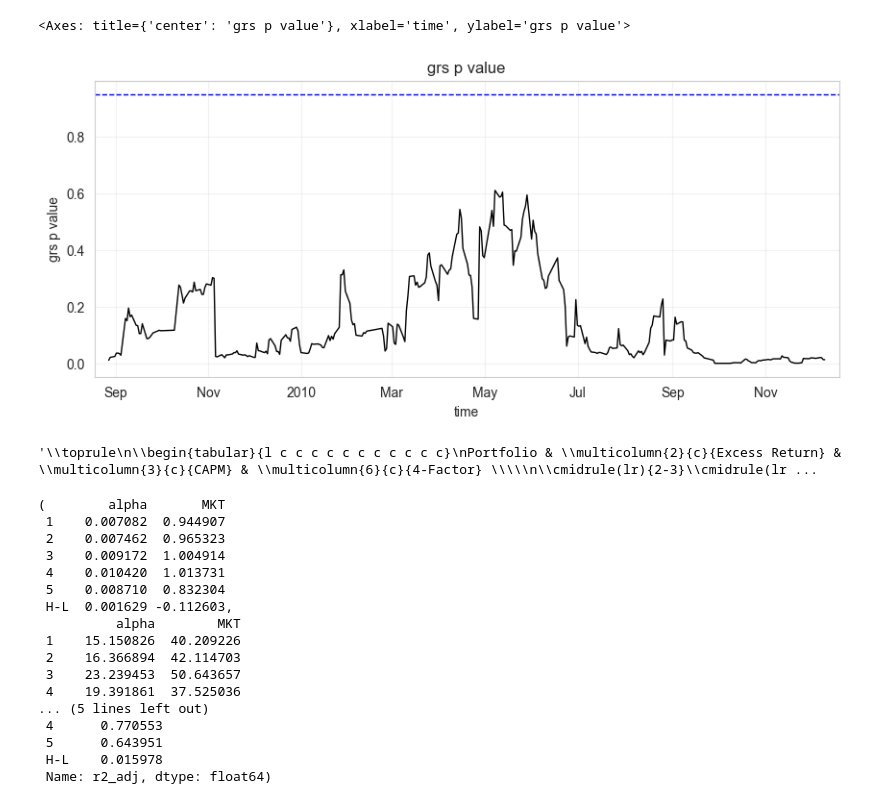
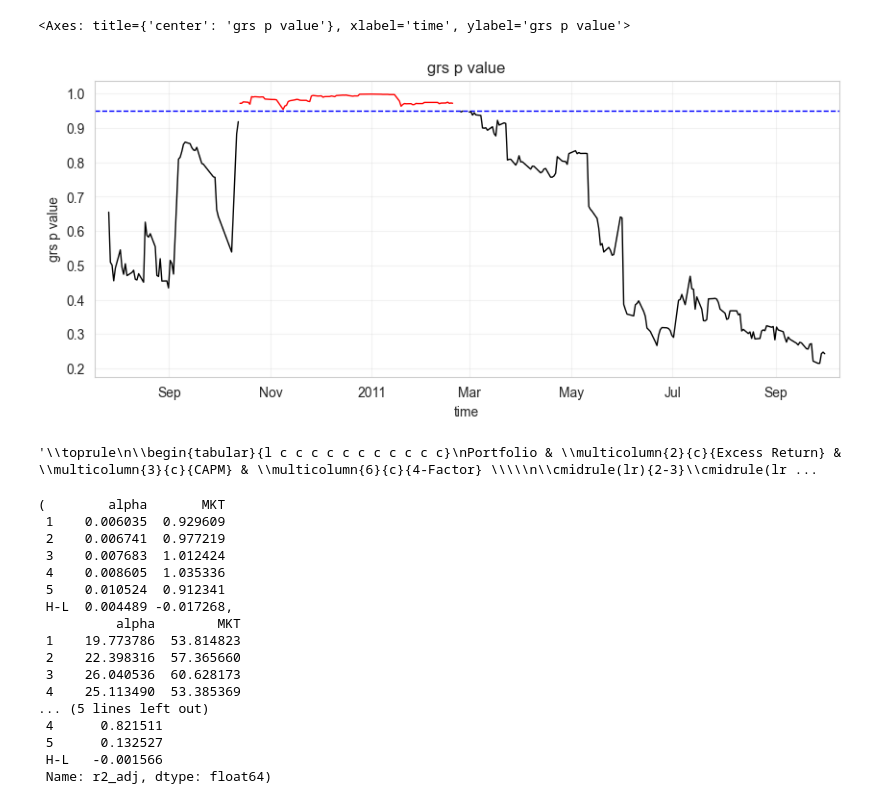
Before and after one commit to Kaiwei44/fire, a Jupyter notebook: academic_factors_evaluation_demo.ipynb, the cells around one changed output. Cells and saved outputs as stored; diff of their text form; code cells hidden in the pictures.

```diff
--- a/academic_factors_evaluation_demo.ipynb
+++ b/academic_factors_evaluation_demo.ipynb
@@ -11,12 +9,12 @@ rf = pd.read_feather(r'C:\Users\m1309\Downloads\bond_data\bond_data\us_bond_2y.f
 # %%
 #把数据截取成想要的大小，并构造基本的指标如无风险利率，市净率等
-mkt_cap = data['market_cap'].iloc[50:470, :100].dropna(axis = 1)
+mkt_cap = data['market_cap'].iloc[50:670, :300]
 
-ret_adj = data['return_adj'].iloc[50:470, :100].dropna(axis = 1)
+ret_adj = data['return_adj'].iloc[50:670, :300]
 
-pb = data['pb_ratio'].iloc[50:470, :100].dropna(axis = 1)
+pb = data['pb_ratio'].iloc[50:670, :300]
 
-open_price = data['open'].iloc[50:500, :100].dropna(axis = 1)
+open_price = data['open'].iloc[50:700, :300]
 
 dates = mkt_cap.index
 stock_code = mkt_cap.columns
@@ -40,8 +38,8 @@ risk_free_rate = rf
 excess_ret = ret_adj.sub(risk_free_rate, axis=0).fillna(0)
 
 #构造动量信号
-mom_signal = (data["close"] / data["close"].shift(21) -1).shift(1).iloc[50:470, :100]
-mom_signal=mom_signal.drop(columns=["000166.SZ", "000333.SZ"])
+mom_signal = (data["close"] / data["close"].shift(21) -1).shift(1).iloc[50:670, :300]
+#mom_signal=mom_signal.drop(columns=["000166.SZ", "000333.SZ"])
 # %%
 #用当期收益率ret_adj构造新的（学术）因子，比如这里就是直接用pb进行打分然后构造多空组合(这里收益统一用字典，key是0表示当天的收益，value是T * quantiles的DataFrame)
 return_adjusted = {}
@@ -105,10 +103,10 @@ from firefin.evaluation.academia.AcaIndirectEvaluator import *
 pb_HML_indirect_test = AcaIndirectEvaluator(factor_portfolio=pb_HML, return_adj=ret_adj, risk_free_rate=risk_free_rate,
                          stock_size=mkt_cap, stock_value=bm, mom_signal=mom_signal)
 # %%
-pb_HML_indirect_test.evaluate_stability(mode = "ff3_mom",window = 110)
+pb_HML_indirect_test.evaluate_stability(mode = "ff3_mom",window = 330)
 # %% [output]
 <Axes: title={'center': 'grs p value'}, xlabel='time', ylabel='grs p value'>
-[figure, old version]
+[figure, new version]
 # %%
 # 对于pb这个指标我们可以对它的每一个分位数的性质都做检验，先构造分位收益率
 quantile_ret = [pb_quantile_ret[0][col] for col in pb_quantile_ret[0].columns]
@@ -127,21 +125,21 @@ indirect_test.export_evaluation_table()
 indirect_test.evaluate_by_other_factors(mode = "capm")
 # %% [output]
 (        alpha       MKT
- 1    0.007082  0.944907
- 2    0.007462  0.965323
- 3    0.009172  1.004914
- 4    0.010420  1.013731
- 5    0.008710  0.832304
- H-L  0.001629 -0.112603,
+ 1    0.006035  0.929609
+ 2    0.006741  0.977219
+ 3    0.007683  1.012424
+ 4    0.008605  1.035336
+ 5    0.010524  0.912341
+ H-L  0.004489 -0.017268,
           alpha        MKT
- 1    15.150826  40.209226
- 2    16.366894  42.114703
- 3    23.239453  50.643657
- 4    19.391861  37.525036
+ 1    19.773786  53.814823
+ 2    22.398316  57.365660
+ 3    26.040536  60.628173
+ 4    25.113490  53.385369
 ... (5 lines left out)
- 4      0.770553
- 5      0.643951
- H-L    0.015978
+ 4      0.821511
+ 5      0.132527
+ H-L   -0.001566
  Name: r2_adj, dtype: float64)
 # %%
 indirect_test.cumulated_alpha(mode = "capm")
```
Also changed, not shown: parts of 6 cells of this notebook, 1 other file.
